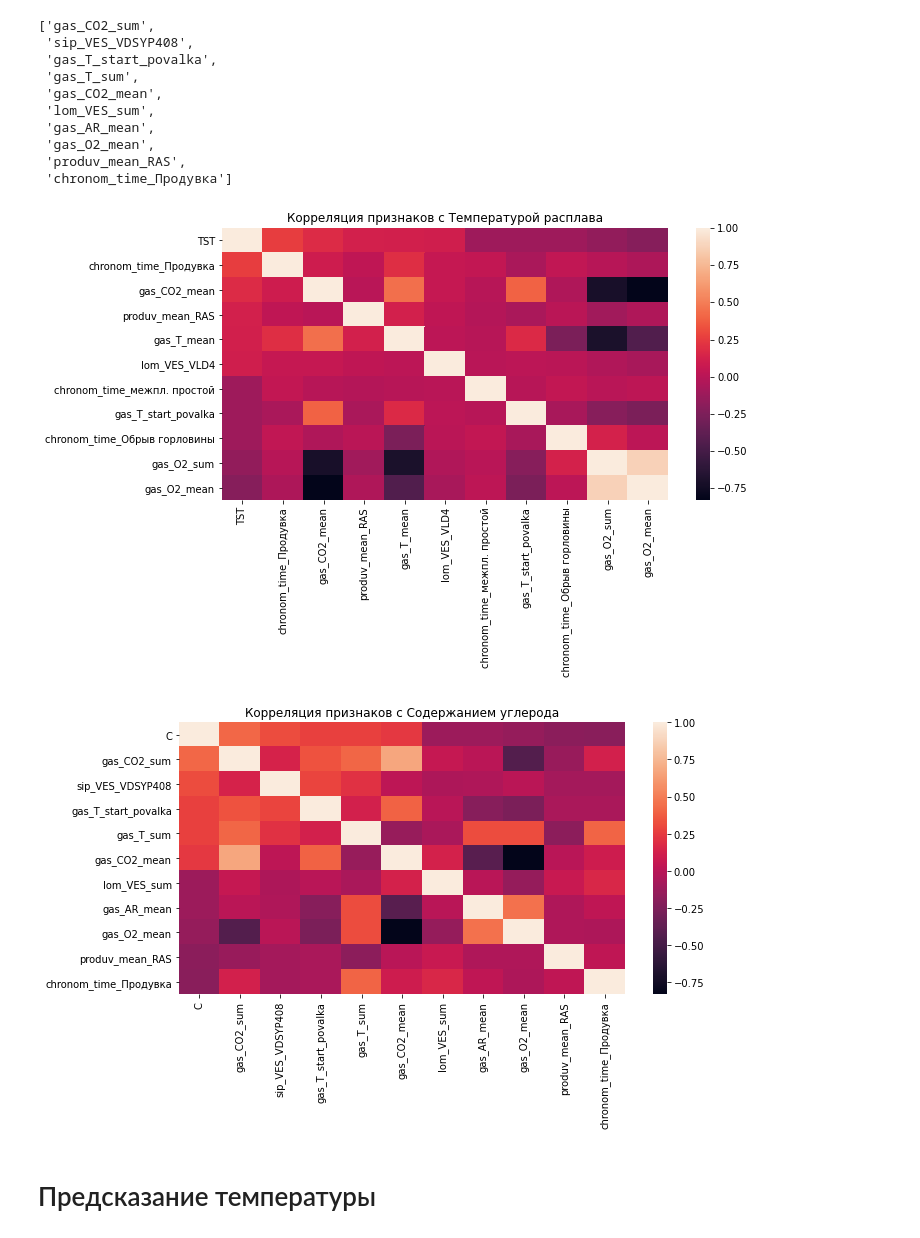
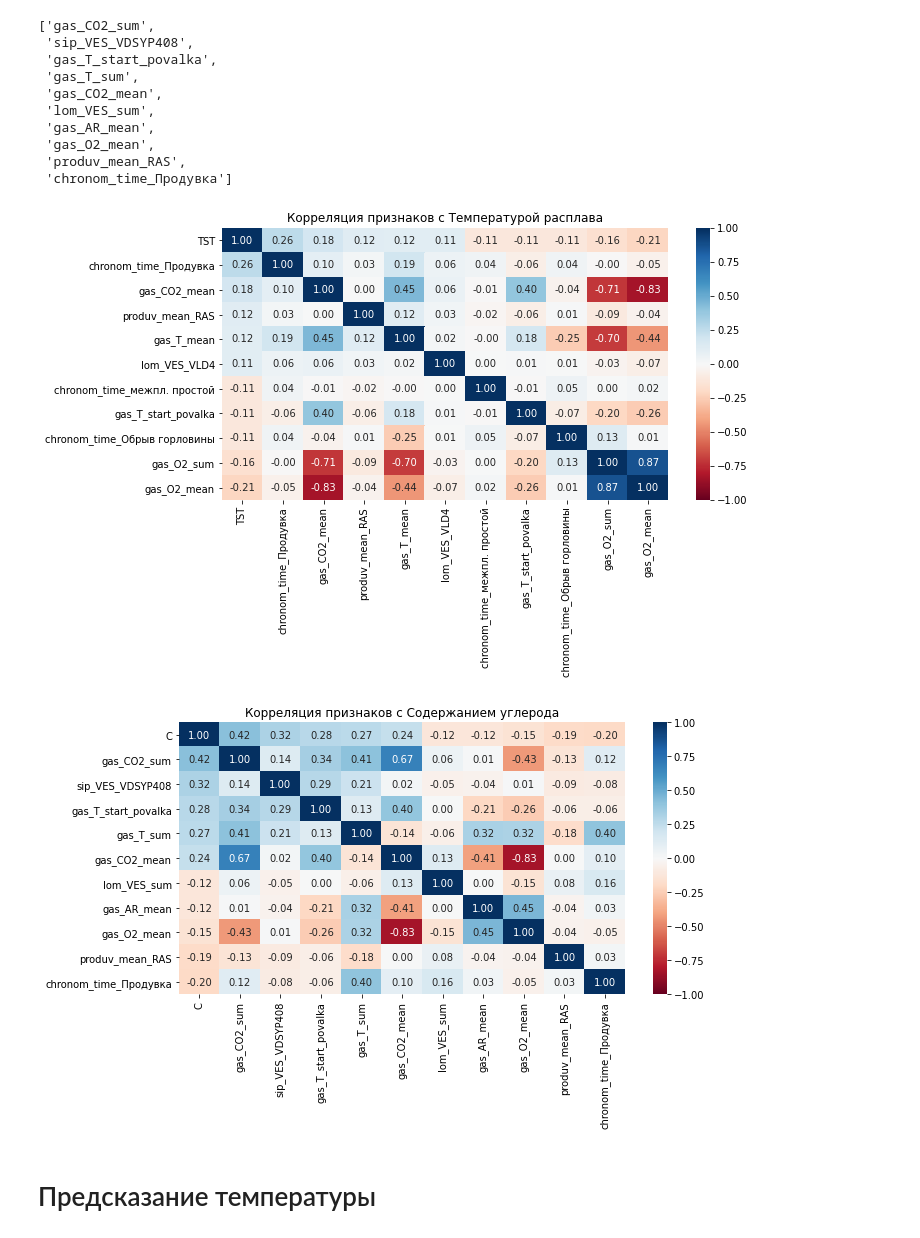
Before and after one commit to waico/evraz-hack, a Jupyter notebook: notebooks/LassoCV.ipynb, the cells around one changed output. Cells and saved outputs as stored; diff of their text form; code cells hidden in the pictures.

```diff
--- a/notebooks/LassoCV.ipynb
+++ b/notebooks/LassoCV.ipynb
@@ -175,21 +175,21 @@ corr = df.corr()
 # %%
 fig, ax = plt.subplots(figsize=(10,5))
 cols = ['TST']+tst_corr_features
-sns.heatmap(corr.loc[cols,cols], ax=ax)
+sns.heatmap(corr.loc[cols,cols], ax=ax, cmap='RdBu', center=0, vmin=-1, vmax=1, annot=True, fmt='.2f')
 
 ax.set_title('Корреляция признаков с Температурой расплава')
 plt.show()
 # %% [output]
-[figure, old version]
+[figure, new version]
 # %%
 fig, ax = plt.subplots(figsize=(10,5))
 cols = ['C']+c_corr_features
-sns.heatmap(corr.loc[cols,cols], ax=ax)
+sns.heatmap(corr.loc[cols,cols], ax=ax, cmap='RdBu', center=0, vmin=-1, vmax=1, annot=True, fmt='.2f')
 
 ax.set_title('Корреляция признаков с Содержанием углерода')
 plt.show()
 # %% [output]
-[figure, old version]
+[figure, new version]
 # %% [markdown]
 # Предсказание температуры
 # %%
```
Also changed, not shown: parts of 29 cells of this notebook, 1 other file.
